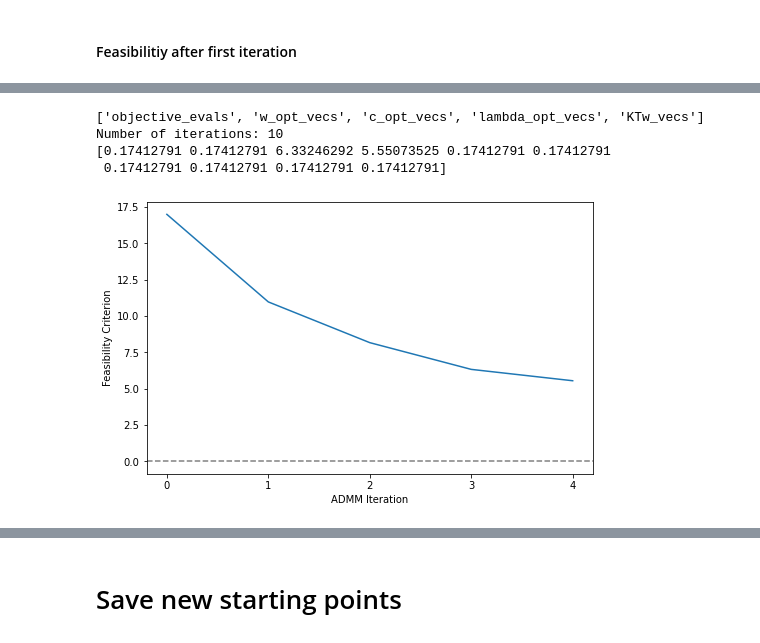
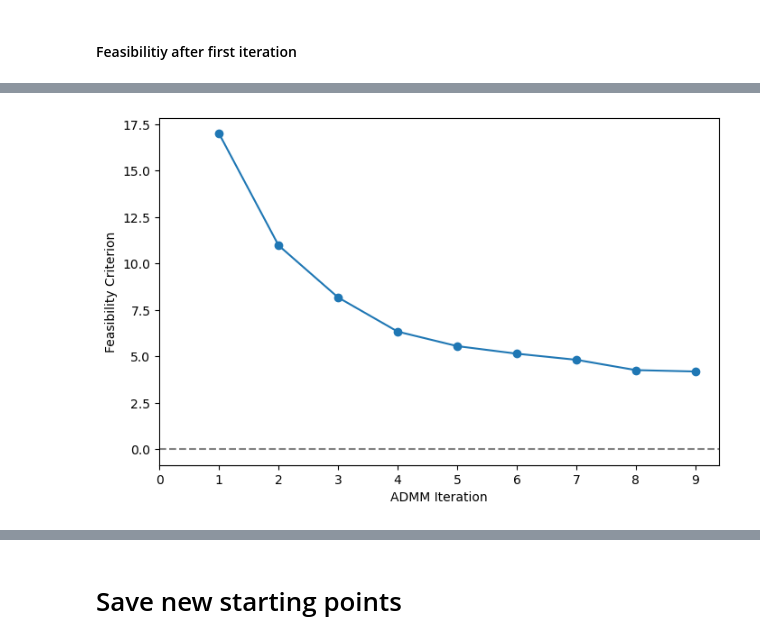
Before and after one commit to mcstanle/cf_inversion_sb_admm, a Jupyter notebook: output_investigation_02.ipynb, the cells around one changed output, grey strips where cells are left out. Cells and saved outputs as stored; diff of their text form; code cells hidden in the pictures.

```diff
--- a/output_investigation_02.ipynb
+++ b/output_investigation_02.ipynb
@@ -194,28 +172,0 @@ Number of iterations: 10
-# %%
-# step 4
-# import results dictionary
-with open(BASE_DIR + '/02/opt_output_03.pkl', 'rb') as f:
-    res_dict_03 = pickle.load(f)
-
-print(list(res_dict_03.keys()))
-
-# extract plotting objects from results_dict
-KTw_vecs = res_dict_03['KTw_vecs'].copy()
-c_vecs = res_dict_03['c_opt_vecs'].copy()
-
-# look at the norm of the constraint term
-num_iters = KTw_vecs.shape[0]
-print(f'Number of iterations: {num_iters}')
-
-constr_mat = np.array([
-    h + A.T @ c_vecs[i, :] - KTw_vecs[i, :]
-    for i in range(num_iters)
-])
-feasibility = np.sqrt(np.diagonal(constr_mat @ constr_mat.T))
-
-print(feasibility)
-# %% [output]
-['objective_evals', 'w_opt_vecs', 'c_opt_vecs', 'lambda_opt_vecs', 'KTw_vecs']
-Number of iterations: 10
-[0.17412791 0.17412791 6.33246292 5.55073525 0.17412791 0.17412791
- 0.17412791 0.17412791 0.17412791 0.17412791]
@@ -222,16 +203,28 @@ Number of iterations: 10
 # %%
-# save the disparate feasibility values
-feas_vals = [16.994936714923163, 10.97259036,  8.17085017, 6.33246292, 5.55073525]
+# save the disparate feasibility values (from extracting values from feasibilty_arrs)
+feas_vals = [
+    16.994936714923163,
+    10.97259036,
+    8.17085017,
+    6.33246292,
+    5.55073525,
+    5.14307083,
+    4.81424152,
+    4.2595164,
+    4.18414476
+]
 # %%
 plt.figure(figsize=(8, 5))
-plt.plot(feas_vals)
+x_s = np.arange(1, len(feas_vals) + 1)
+plt.plot(x_s, feas_vals)
+plt.scatter(x_s, feas_vals)
 plt.axhline(0, linestyle='--', color='gray')
 
-plt.xticks(np.arange(len(feas_vals)))
+plt.xticks(np.arange(len(feas_vals) + 1))
 
 plt.xlabel('ADMM Iteration')
 plt.ylabel('Feasibility Criterion')
 
 plt.show()
 # %% [output]
-[figure, old version]
+[figure, new version]
```
Also changed, not shown: parts of 26 cells of this notebook, 2 other files.
